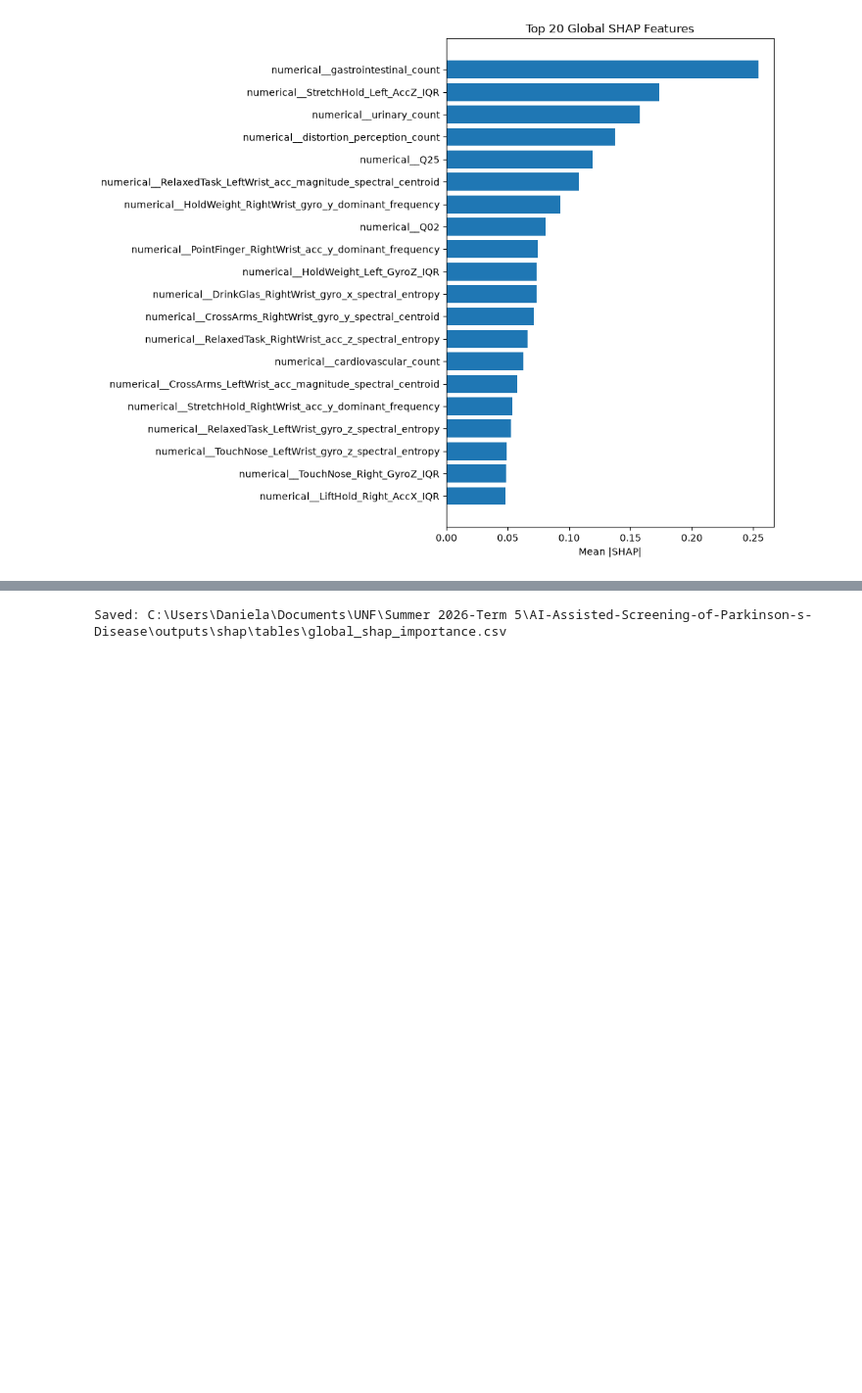
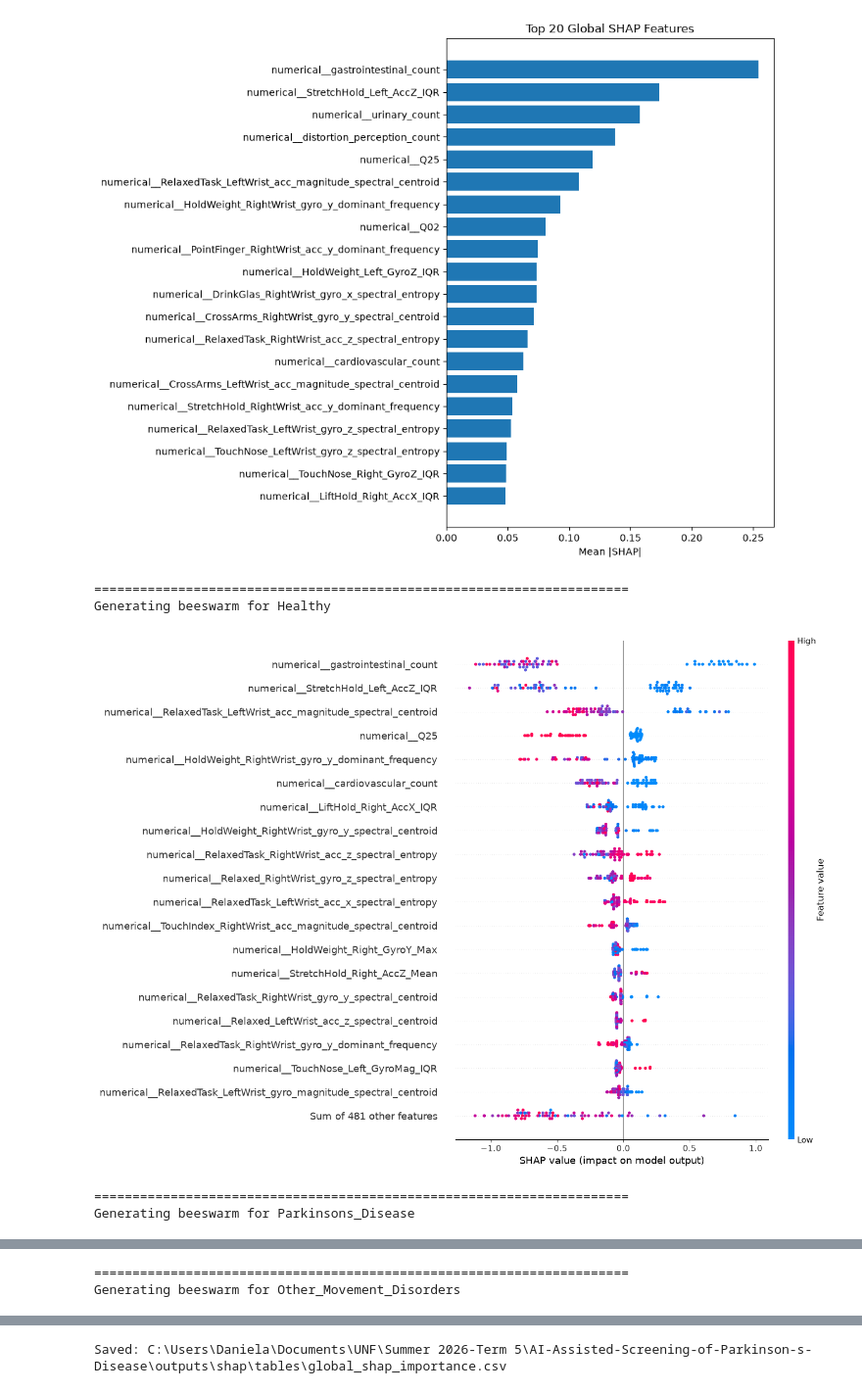
Before and after one commit to obramwell/AI-Assisted-Screening-of-Parkinson-s-Disease, a Jupyter notebook: notebooks/14_SHAP_Explainability.ipynb, the cells around one changed output, grey strips where cells are left out. Shown at 98% size. Saved outputs shown, nothing was run; the diff lists cells and outputs as text; code cells hidden in the pictures; blank space fills up the shorter version.

```diff
--- a/notebooks/14_SHAP_Explainability.ipynb
+++ b/notebooks/14_SHAP_Explainability.ipynb
@@ -268,3 +268,55 @@ plt.savefig(
 plt.show()
 # %% [output]
 [figure]
+# %%
+# SHAP Beeswarm Plots (One per Class)
+import matplotlib.pyplot as plt
+import shap
+
+CLASS_INFO = [
+    (0, "Healthy"),
+    (1, "Parkinsons_Disease"),
+    (2, "Other_Movement_Disorders"),
+]
+
+for class_idx, class_name in CLASS_INFO:
+
+    print("=" * 70)
+    print(f"Generating beeswarm for {class_name}")
+
+    explanation = shap.Explanation(
+        values=shap_values[:, :, class_idx],
+        base_values=np.repeat(
+            explainer.expected_value[class_idx],
+            X_processed.shape[0]
+        ),
+        data=X_processed.values,
+        feature_names=selected_features,
+    )
+
+    shap.plots.beeswarm(
+        explanation,
+        max_display=20,
+        show=False,
+    )
+
+    fig = plt.gcf()
+    fig.set_size_inches(14, 10)
+
+    plt.tight_layout()
+
+    plt.savefig(
+        SHAP_FIGURES / f"beeswarm_{class_name}.png",
+        dpi=300,
+        bbox_inches="tight",
+    )
+
+    plt.show()
+
+    plt.close(fig)
+# %% [output]
+======================================================================
+Generating beeswarm for Healthy
+[figure, added]
+======================================================================
+Generating beeswarm for Parkinsons_Disease
@@ -270,0 +324,2 @@ plt.show()
+======================================================================
+Generating beeswarm for Other_Movement_Disorders
```
Also changed, not shown: parts of 6 cells of this notebook, 25 other files.
